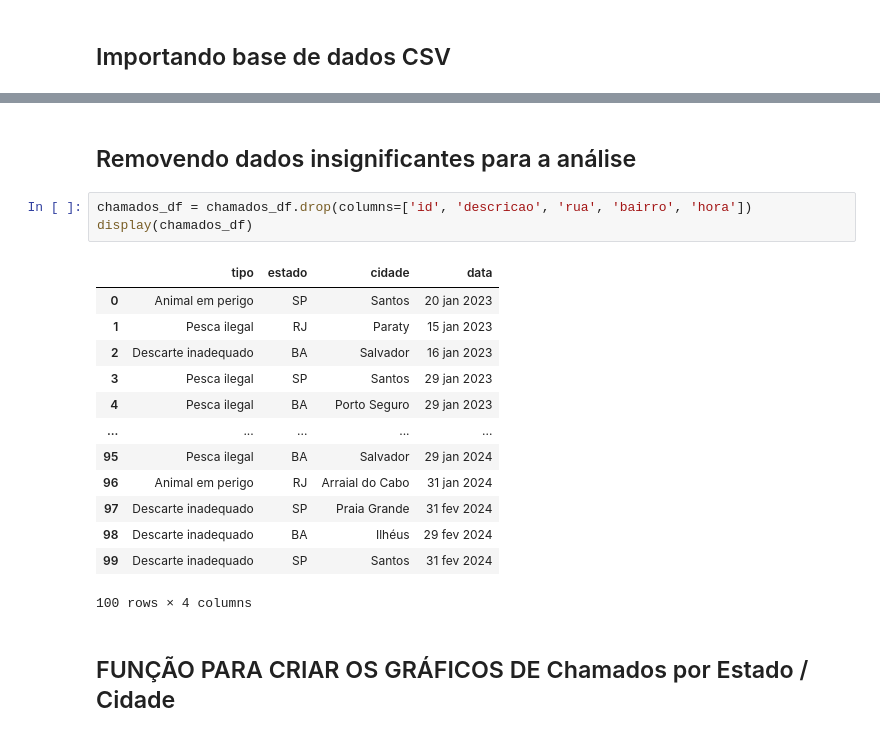
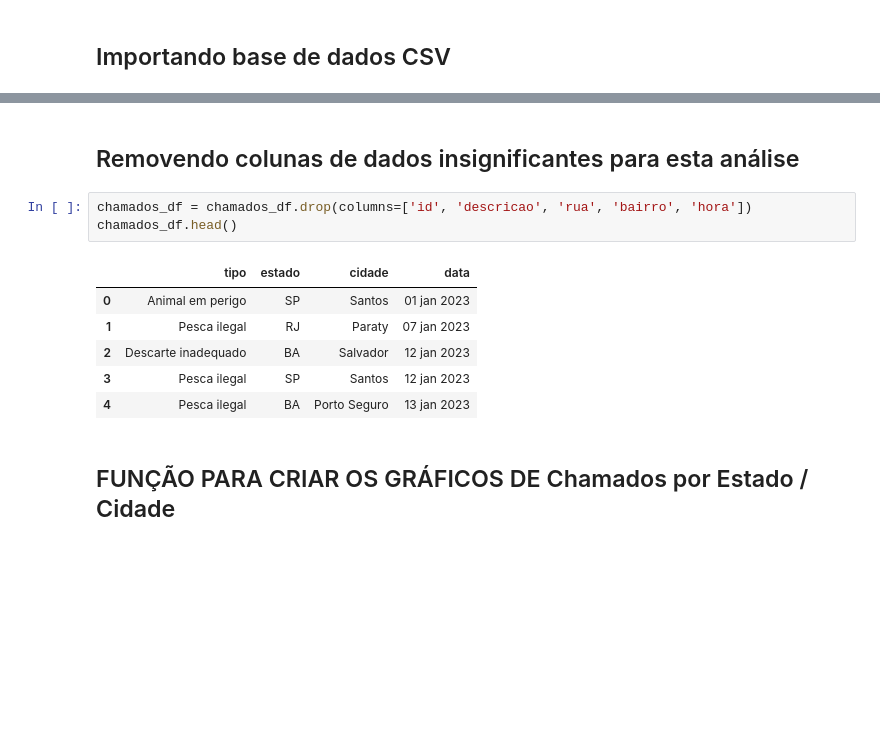
Before and after one commit to gabrielfalanga/gs-python, a Jupyter notebook: analise-de-dados/analise.ipynb, the cells around one changed output, grey strips where cells are left out. Cells and saved outputs as stored; diff of their text form; blank space fills up the shorter version.

```diff
--- a/analise.ipynb
+++ b/analise-de-dados/analise.ipynb
@@ -28,23 +28,16 @@ display(chamados_df)
 100 rows × 9 columns
 # %% [markdown]
-## Removendo dados insignificantes para a análise
+## Removendo colunas de dados insignificantes para esta análise
 # %%
 chamados_df = chamados_df.drop(columns=['id', 'descricao', 'rua', 'bairro', 'hora'])
-display(chamados_df)
+chamados_df.head()
 # %% [output]
 |  | tipo | estado | cidade | data |
-| 0 | Animal em perigo | SP | Santos | 20 jan 2023 |
-| 1 | Pesca ilegal | RJ | Paraty | 15 jan 2023 |
-| 2 | Descarte inadequado | BA | Salvador | 16 jan 2023 |
-| 3 | Pesca ilegal | SP | Santos | 29 jan 2023 |
-| 4 | Pesca ilegal | BA | Porto Seguro | 29 jan 2023 |
-| ... | ... | ... | ... | ... |
-| 95 | Pesca ilegal | BA | Salvador | 29 jan 2024 |
-| 96 | Animal em perigo | RJ | Arraial do Cabo | 31 jan 2024 |
-| 97 | Descarte inadequado | SP | Praia Grande | 31 fev 2024 |
-| 98 | Descarte inadequado | BA | Ilhéus | 29 fev 2024 |
-| 99 | Descarte inadequado | SP | Santos | 31 fev 2024 |
+| 0 | Animal em perigo | SP | Santos | 01 jan 2023 |
+| 1 | Pesca ilegal | RJ | Paraty | 07 jan 2023 |
+| 2 | Descarte inadequado | BA | Salvador | 12 jan 2023 |
+| 3 | Pesca ilegal | SP | Santos | 12 jan 2023 |
+| 4 | Pesca ilegal | BA | Porto Seguro | 13 jan 2023 |
-100 rows × 4 columns
 # %% [markdown]
 ## FUNÇÃO PARA CRIAR OS GRÁFICOS DE Chamados por Estado / Cidade
 # %%
```
Also changed, not shown: parts of 12 cells of this notebook, 4 other files.
